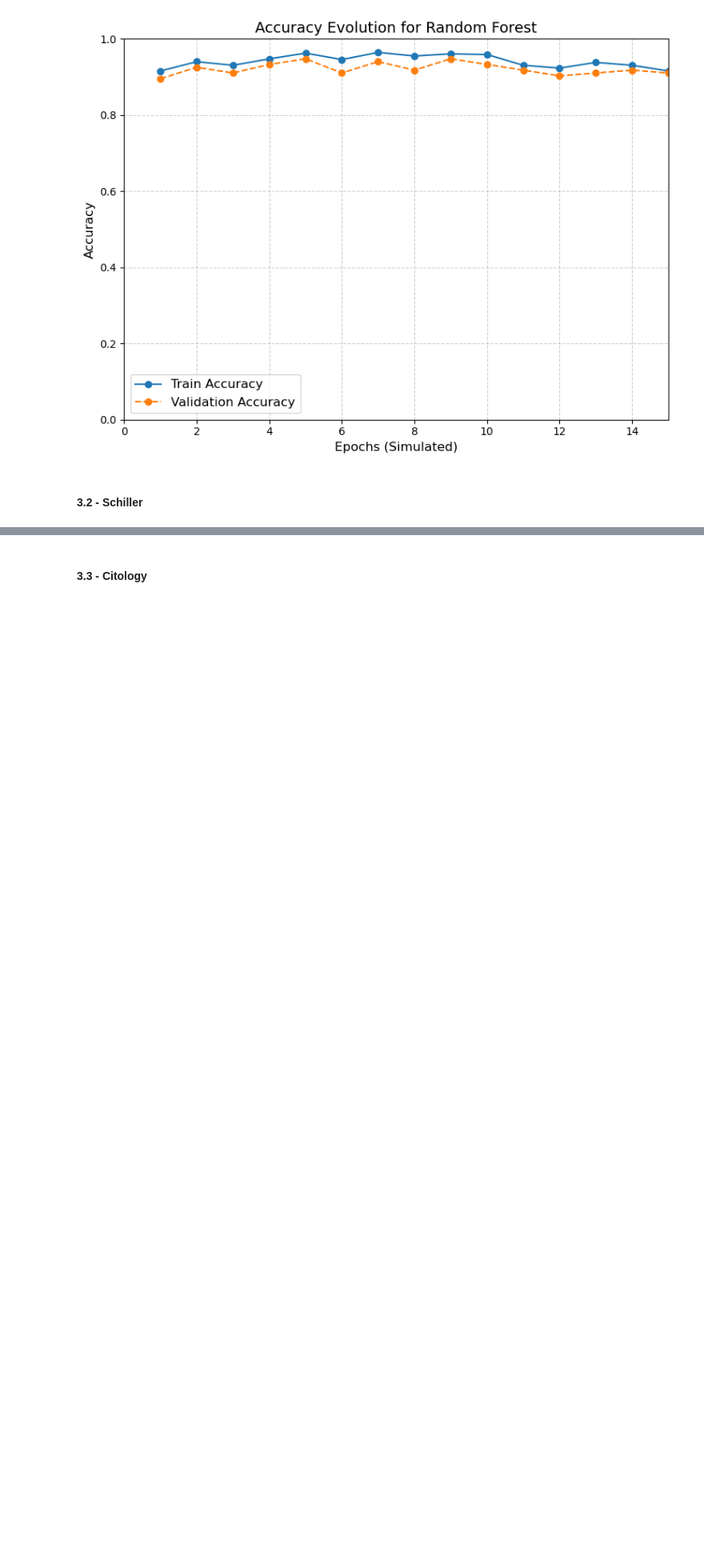
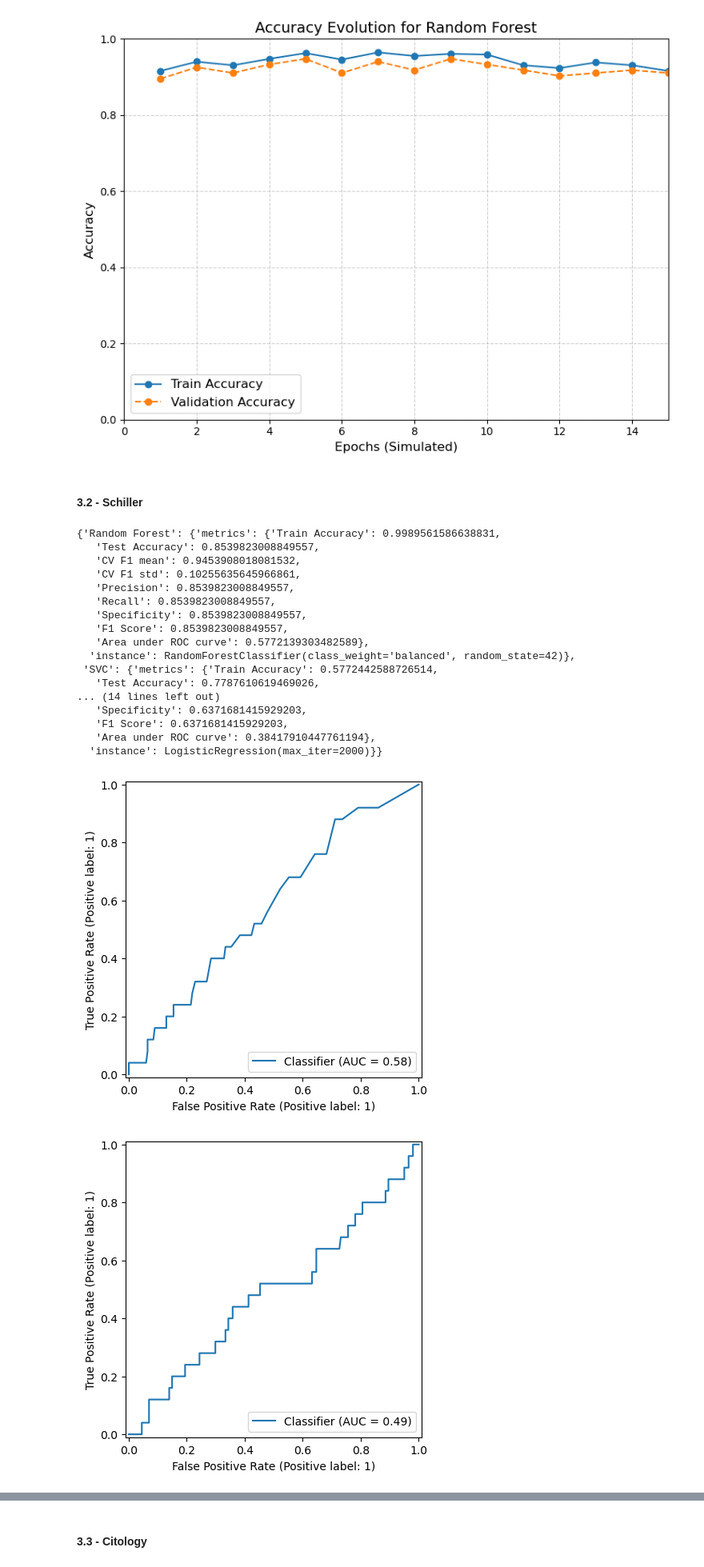
Before and after one commit to PedroC12804/Projeto-AAEB, a Jupyter notebook: Projeto .ipynb, the cells around one changed output, grey strips where cells are left out. Shown: that part at 80% size. Saved outputs shown, nothing was run; the diff lists cells and outputs as text; code cells hidden in the pictures; blank space fills up the shorter version.

```diff
--- a/Projeto .ipynb
+++ b/Projeto .ipynb
@@ -838,3 +837,36 @@ Stopping training for Random Forest after 15 epochs.
 #Confusion_matrix(best_models_list, X_test, y_test)
 # %% [markdown]
 <h4>3.2 - Schiller</h4>
+# %%
+splits = data_s['Schiller']
+X_train = splits[0]
+y_train = splits[1]
+X_test = splits[2]
+y_test = splits[3]
+
+models = {'Random Forest': RandomForestClassifier(random_state=42, class_weight='balanced'),'SVC':SVC(class_weight='balanced'),'Logistic Regression':LogisticRegression(max_iter = 2000)}
+
+# Treinar e avaliar
+schiller_results = train_and_evaluate_multi_models(models, X_train, y_train, X_test, y_test)
+
+schiller_results #é um dicionário que tem {nome: [df com as métricas, model instance], ...} para os três modelos
+# %% [output]
+{'Random Forest': {'metrics': {'Train Accuracy': 0.9989561586638831,
+   'Test Accuracy': 0.8539823008849557,
+   'CV F1 mean': 0.9453908018081532,
+   'CV F1 std': 0.10255635645966861,
+   'Precision': 0.8539823008849557,
+   'Recall': 0.8539823008849557,
+   'Specificity': 0.8539823008849557,
+   'F1 Score': 0.8539823008849557,
+   'Area under ROC curve': 0.5772139303482589},
+  'instance': RandomForestClassifier(class_weight='balanced', random_state=42)},
+ 'SVC': {'metrics': {'Train Accuracy': 0.5772442588726514,
+   'Test Accuracy': 0.7787610619469026,
+... (14 lines left out)
+   'Specificity': 0.6371681415929203,
+   'F1 Score': 0.6371681415929203,
+   'Area under ROC curve': 0.38417910447761194},
+  'instance': LogisticRegression(max_iter=2000)}}
+[figure, added]
+[figure, added]
```
Also changed, not shown: parts of 6 cells of this notebook.
